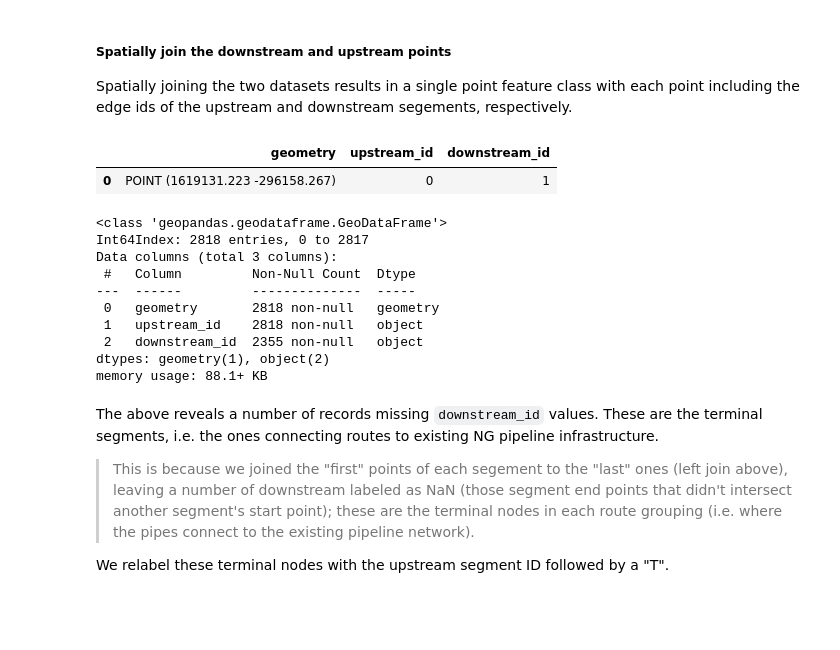
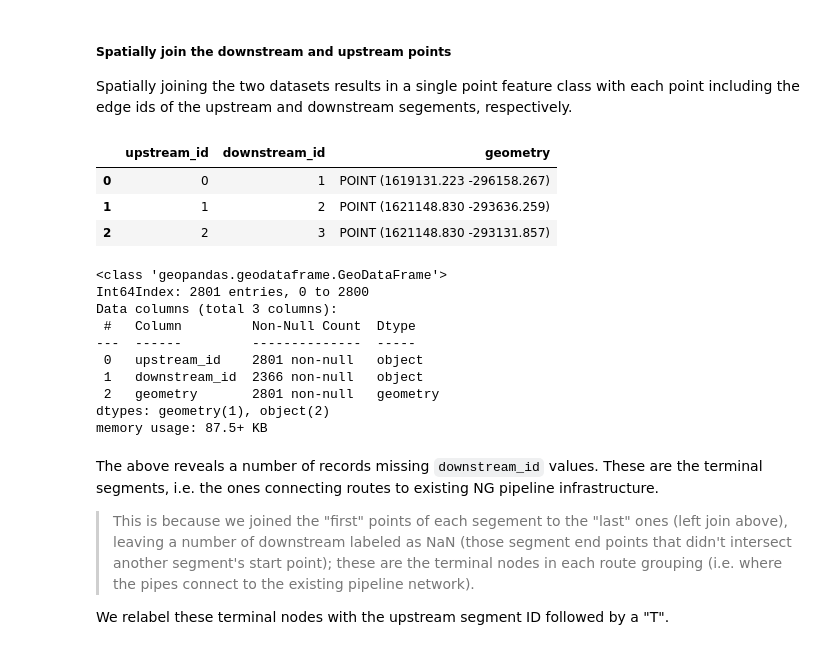
Before and after one commit to ENV859/BioGas_optimization, a Jupyter notebook: scripts/Step 2 - Build Topology.ipynb, the cells around one changed output. Saved outputs shown, nothing was run; the diff lists cells and outputs as text; code cells hidden in the pictures; blank space fills up the shorter version.

```diff
--- a/scripts/Step 2 - Build Topology.ipynb
+++ b/scripts/Step 2 - Build Topology.ipynb
@@ -66,9 +66,8 @@ theSplits = gdfRoutes.geometry.apply(lambda x: split(x,ends))
 # %%
 #Create lists to fill
 links = [] #List of each route's original route ID
-points_top = []
-points_bottom = []
 geom = []  #List of the LineString objects extracted from each feature's geometry collection
+types = [] #List of the type of existing pipeline into which the gas flows, eventually
 # %%
 #Iterate and add items to the list
 for idx, row in gdfRoutes.iterrows():
@@ -76,12 +75,11 @@ for idx, row in gdfRoutes.iterrows():
     for line in theSplits[idx].geoms:
         #Add items to the list
         links.append(str(row['Fac_ID']))        #Add the index of the originating route line
+        types.append(str(row['TYPE']))
         geom.append(line)                      #Add the LineString geometry to the geom list
-        points_top.append(line.coords[0])      #Add the first point to the list
-        points_bottom.append(line.coords[-1])  #Add the last point to the list
 # %%
 #Construct an output geodataframe from the route and geom lists created above
-gdfSegments = gpd.GeoDataFrame(pd.DataFrame({'route_id':links}),
+gdfSegments = gpd.GeoDataFrame(pd.DataFrame({'route_id':links,'TYPE':types}),
                                geometry = geom, crs = gdfRoutes.crs)
 
 #Add the index as a unique segment ID
@@ -116,26 +114,29 @@ Spatially joining the two datasets results in a single point feature class with
 # %%
 #Spatially join the above geodataframes and remove indices
 gdfNodes = gpd.sjoin(left_df=gdfLastPoints, right_df=gdfFirstPoints, how='left')
-gdfNodes.drop(columns=['route_id_left','edge_ID_left','index_right','route_id_right','edge_ID_right'],
-              axis=1,inplace=True)
-gdfNodes.head(1)
+#Subset columns
+gdfNodes = gdfNodes.loc[:,['upstream_id','downstream_id','geometry']]
+#Examine output
+gdfNodes.head(3)
 # %% [output]
-|  | geometry | upstream_id | downstream_id |
-| 0 | POINT (1619131.223 -296158.267) | 0 | 1 |
+|  | upstream_id | downstream_id | geometry |
+| 0 | 0 | 1 | POINT (1619131.223 -296158.267) |
+| 1 | 1 | 2 | POINT (1621148.830 -293636.259) |
+| 2 | 2 | 3 | POINT (1621148.830 -293131.857) |
 # %%
 #Show info on the resulting dataset
 gdfNodes.info()
 # %% [output]
 <class 'geopandas.geodataframe.GeoDataFrame'>
-Int64Index: 2818 entries, 0 to 2817
+Int64Index: 2801 entries, 0 to 2800
 Data columns (total 3 columns):
  #   Column         Non-Null Count  Dtype
 ---  ------         --------------  -----
- 0   geometry       2818 non-null   geometry
- 1   upstream_id    2818 non-null   object
- 2   downstream_id  2355 non-null   object
+ 0   upstream_id    2801 non-null   object
+ 1   downstream_id  2366 non-null   object
+ 2   geometry       2801 non-null   geometry
 dtypes: geometry(1), object(2)
-memory usage: 88.1+ KB
+memory usage: 87.5+ KB
 # %% [markdown]
 The above reveals a number of records missing `downstream_id` values. These are the terminal segments, i.e. the ones connecting routes to existing NG pipeline infrastructure.
 > This is because we joined the "first" points of each segement to the "last" ones (left join above), leaving a number of downstream labeled as NaN (those segment end points that didn't intersect another segment's start point); these are the terminal nodes in each route grouping (i.e. where the pipes connect to the existing pipeline network).
```
Also changed, not shown: parts of 12 cells of this notebook.
